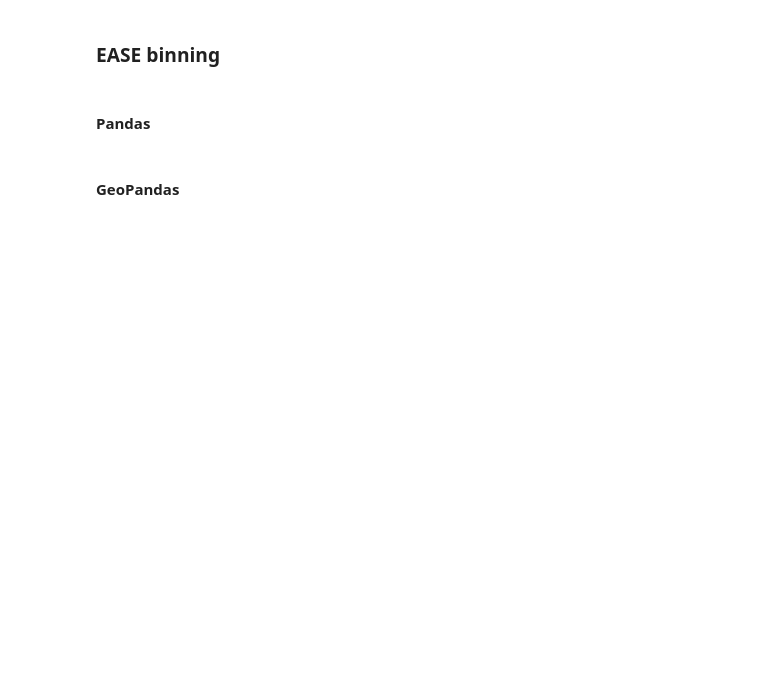
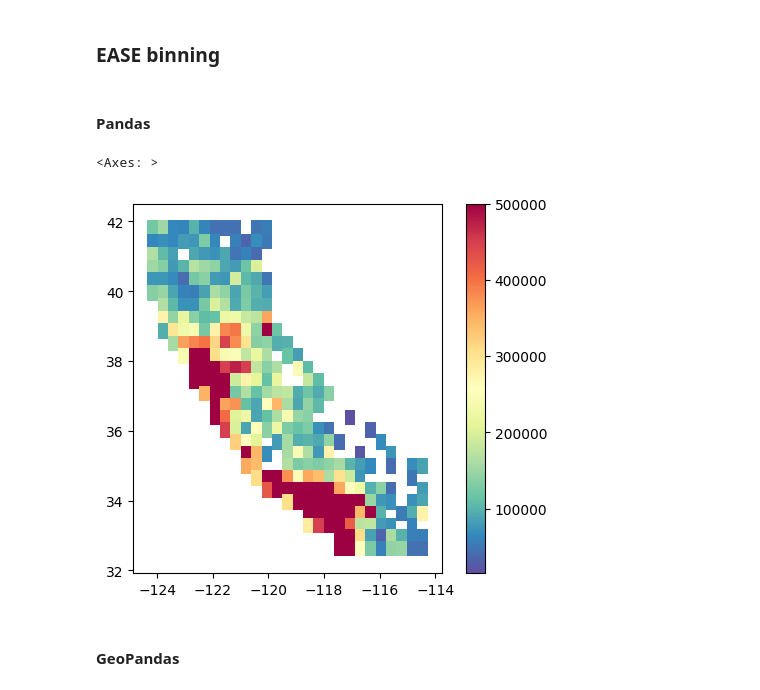
Before and after one commit to opengeoshub/vgridpandas, a Jupyter notebook: docs/notebooks/09_ease.ipynb, the cells around one changed output. Saved outputs shown, nothing was run; the diff lists cells and outputs as text; code cells hidden in the pictures; blank space fills up the shorter version.

```diff
--- a/docs/notebooks/09_ease.ipynb
+++ b/docs/notebooks/09_ease.ipynb
@@ -68,23 +102,26 @@ gdf_polyfill.plot(edgecolor='white')
 # %%
 import pandas as pd
 
-resolution = 4
+resolution = 0
 df = pd.read_csv('https://raw.githubusercontent.com/opengeoshub/vopendata/main/csv/housing.csv')
 stats = 'max'
 numeric_col = 'median_house_value'
 df_bin = df.ease.easebin(resolution=resolution,
                     lat_col='lat',
                     lon_col='lon',
                     stats=stats,
                     numeric_col=numeric_col,
                     # category_col='ocean_proximity',
                     )
 df_bin.plot(
     column=f'{numeric_col}_{stats}',
     cmap='Spectral_r',
     legend=True,
     linewidth=0.2,
 )
+# %% [output]
+<Axes: >
+[figure, added]
 # %% [markdown]
 #### GeoPandas
 # %%
```
Also changed, not shown: parts of 5 cells of this notebook, 9 other files.
